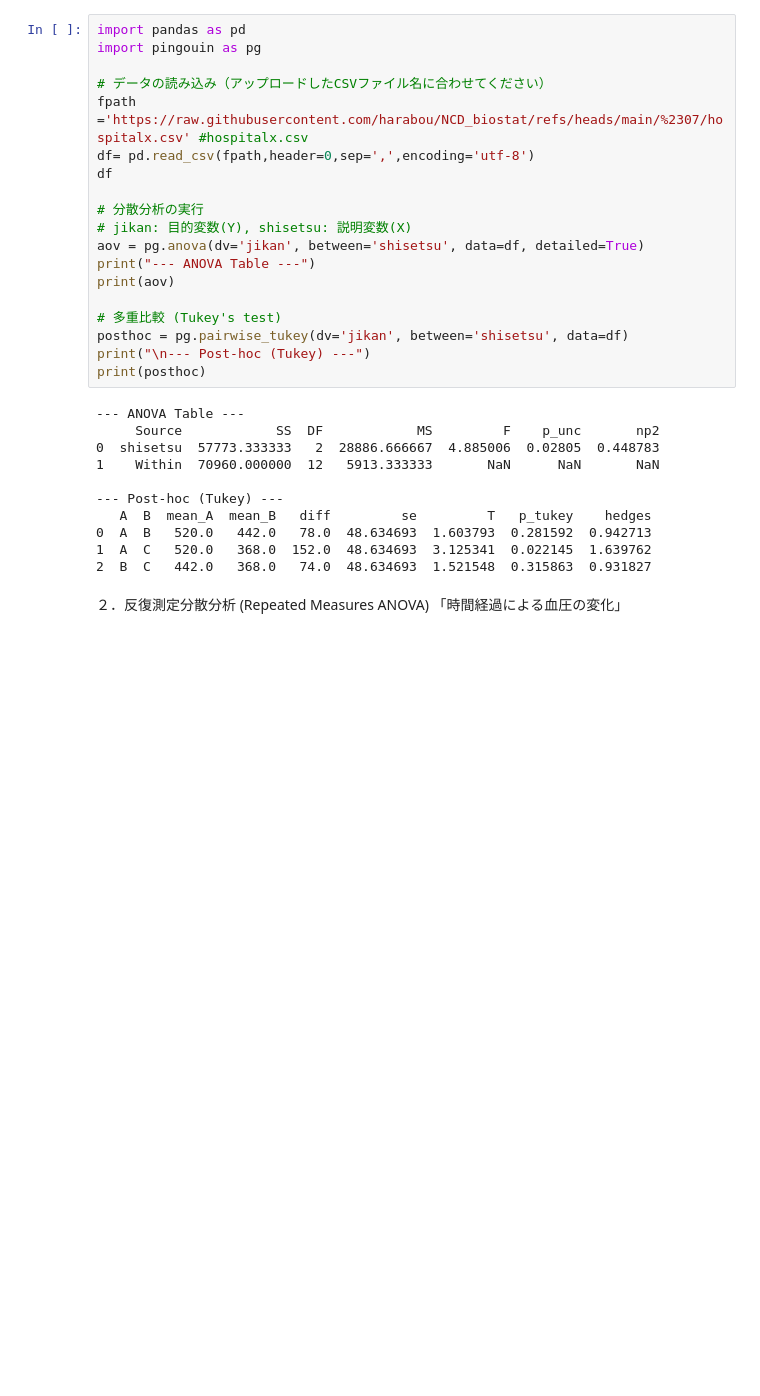
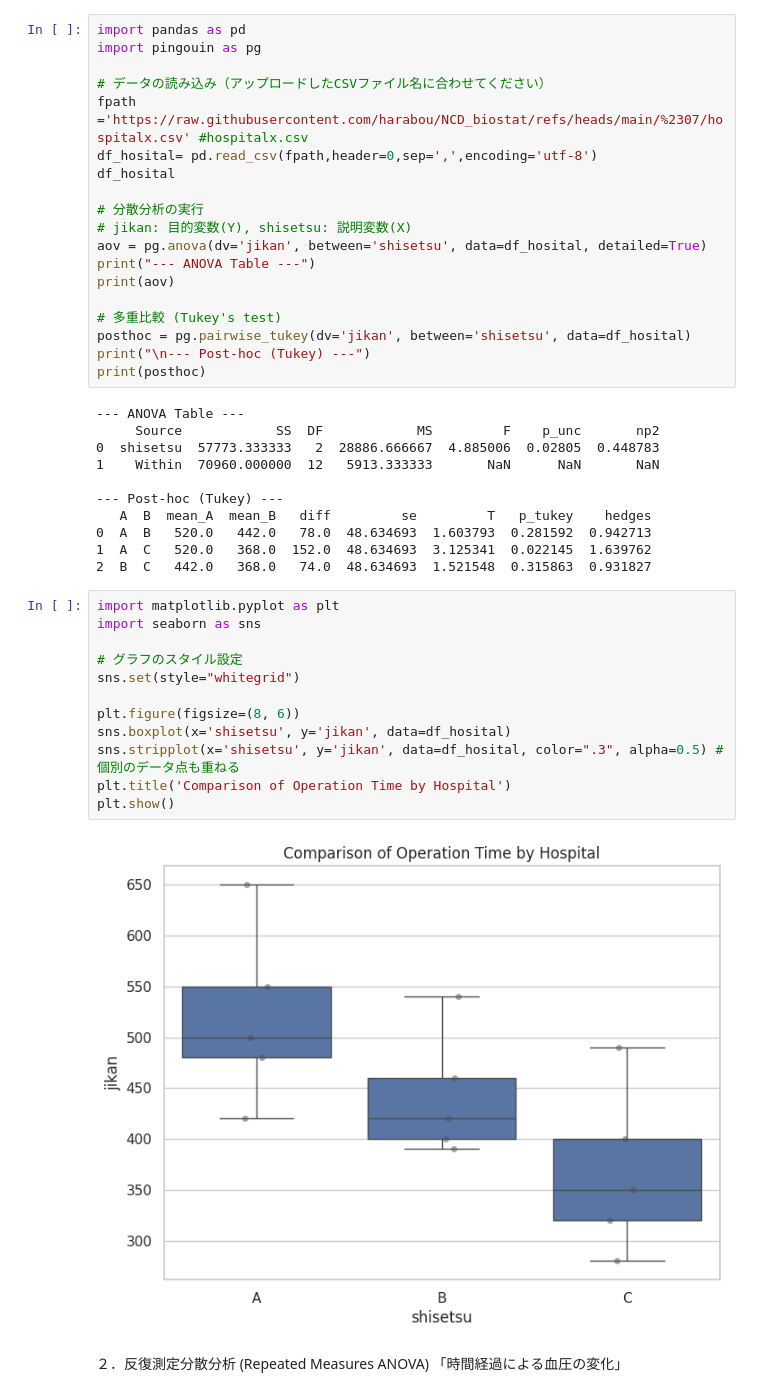
Before and after one commit to harabou/NCD_biostat, a Jupyter notebook: #07_ANOVA.ipynb, the cells around one changed output. Cells and saved outputs as stored; diff of their text form; blank space fills up the shorter version.

```diff
--- a/#07_ANOVA.ipynb
+++ b/#07_ANOVA.ipynb
@@ -34,17 +55,17 @@ import pingouin as pg
 
 # データの読み込み（アップロードしたCSVファイル名に合わせてください）
 fpath ='https://raw.githubusercontent.com/harabou/NCD_biostat/refs/heads/main/%2307/hospitalx.csv' #hospitalx.csv
-df= pd.read_csv(fpath,header=0,sep=',',encoding='utf-8')
-df
+df_hosital= pd.read_csv(fpath,header=0,sep=',',encoding='utf-8')
+df_hosital
 
 # 分散分析の実行
 # jikan: 目的変数(Y), shisetsu: 説明変数(X)
-aov = pg.anova(dv='jikan', between='shisetsu', data=df, detailed=True)
+aov = pg.anova(dv='jikan', between='shisetsu', data=df_hosital, detailed=True)
 print("--- ANOVA Table ---")
 print(aov)
 
 # 多重比較 (Tukey's test)
-posthoc = pg.pairwise_tukey(dv='jikan', between='shisetsu', data=df)
+posthoc = pg.pairwise_tukey(dv='jikan', between='shisetsu', data=df_hosital)
 print("\n--- Post-hoc (Tukey) ---")
 print(posthoc)
 # %% [output]
@@ -58,6 +79,20 @@ print(posthoc)
 0  A  B   520.0   442.0   78.0  48.634693  1.603793  0.281592  0.942713
 1  A  C   520.0   368.0  152.0  48.634693  3.125341  0.022145  1.639762
 2  B  C   442.0   368.0   74.0  48.634693  1.521548  0.315863  0.931827
+# %%
+import matplotlib.pyplot as plt
+import seaborn as sns
+
+# グラフのスタイル設定
+sns.set(style="whitegrid")
+
+plt.figure(figsize=(8, 6))
+sns.boxplot(x='shisetsu', y='jikan', data=df_hosital)
+sns.stripplot(x='shisetsu', y='jikan', data=df_hosital, color=".3", alpha=0.5) # 個別のデータ点も重ねる
+plt.title('Comparison of Operation Time by Hospital')
+plt.show()
+# %% [output]
+[figure, added]
 # %% [markdown]
 ２．反復測定分散分析 (Repeated Measures ANOVA)
 「時間経過による血圧の変化」
```
Also changed, not shown: parts of 5 cells of this notebook.
